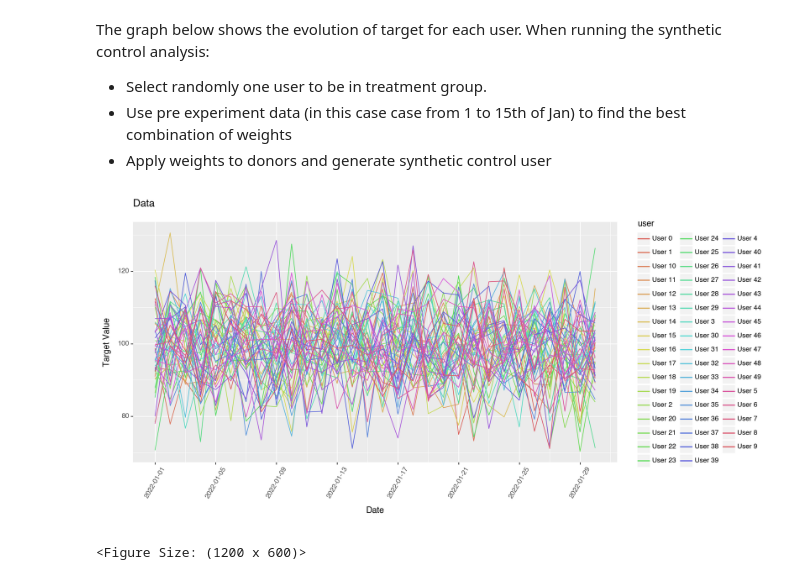
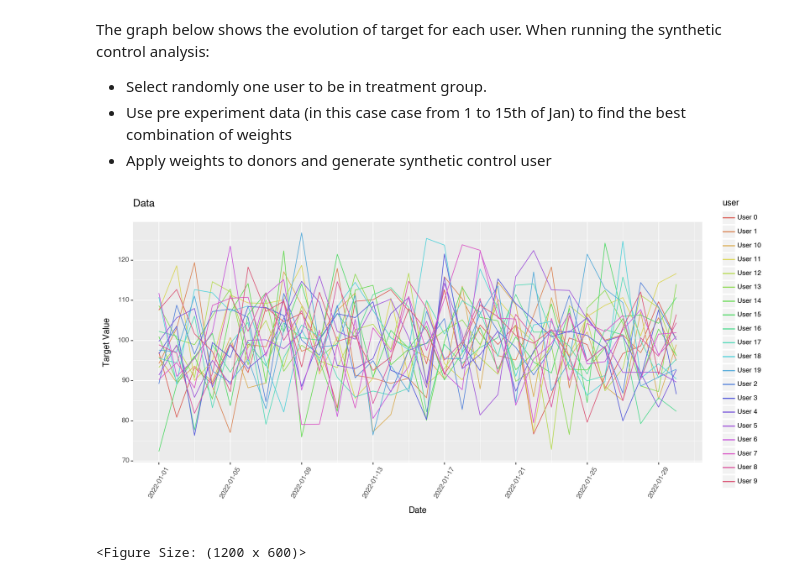
Before and after one commit to david26694/cluster-experiments, a Jupyter notebook: docs/synthetic_control.ipynb, the cells around one changed output. Drawn from its saved outputs; the diff is of its cells as text; code cells hidden in the pictures.

```diff
--- a/docs/synthetic_control.ipynb
+++ b/docs/synthetic_control.ipynb
@@ -31,19 +36,19 @@ def generate_data(N, start_date, end_date):
 
     return df
 # %%
-df = generate_data(50, "2022-01-01", "2022-01-30")
+df = generate_data(20, "2022-01-01", "2022-01-30")
 intervention_date = "2022-01-15"
-effects = [0, 1, 2, 5, 10, 15]
+effects = [0, 1, 5, 10, 20]
 # %% [markdown]
 The graph below shows the evolution of target for each user. When running the synthetic control analysis:
 - Select randomly one user to be in treatment group.
 - Use pre experiment data (in this case case from 1 to 15th of Jan) to find the best combination of weights
 - Apply weights to donors and generate synthetic control user
 # %%
-(ggplot(df, aes(x="date", y="target", color = 'user'))
- + geom_line()
- + labs(title="Data", x="Date", y="Target Value")
- + theme(axis_text_x=element_text(angle=60), figure_size=(12, 6)))
+(p9.ggplot(df, p9.aes(x="date", y="target", color = 'user'))
+ + p9.geom_line()
+ + p9.labs(title="Data", x="Date", y="Target Value")
+ + p9.theme(axis_text_x=p9.element_text(angle=60), figure_size=(12, 6)))
 # %% [output]
-[figure, old version]
+[figure, new version]
 <Figure Size: (1200 x 600)>
```
Also changed, not shown: parts of 15 cells of this notebook, 3 other files.
